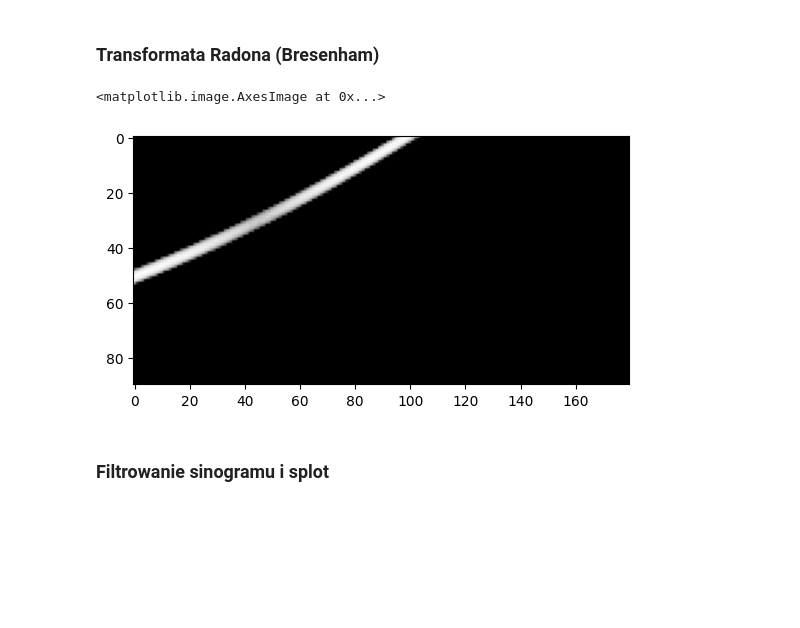
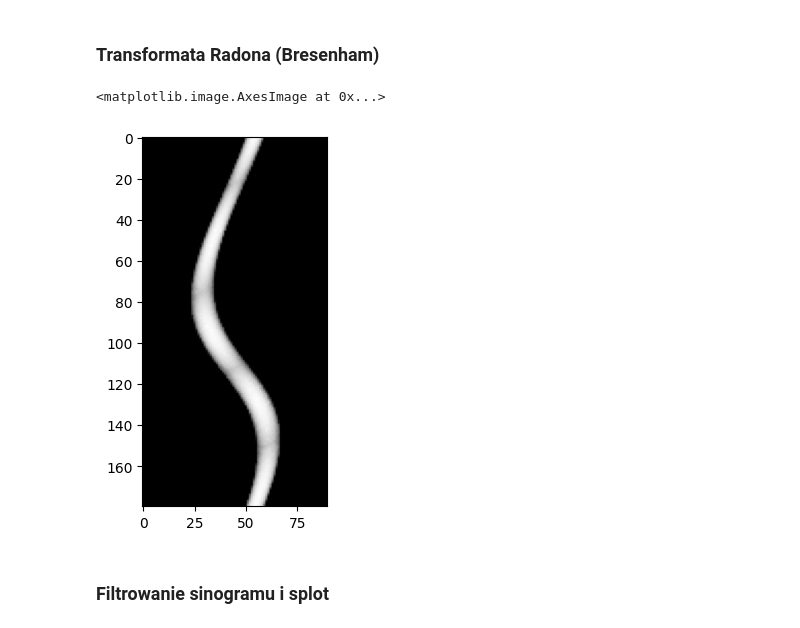
Before and after one commit to viatrix17/Symulacja-Tomografu, a Jupyter notebook: symulacja_tomografu.ipynb, the cells around one changed output. Drawn from its saved outputs; the diff is of its cells as text; code cells hidden in the pictures; blank space fills up the shorter version.

```diff
--- a/symulacja_tomografu.ipynb
+++ b/symulacja_tomografu.ipynb
@@ -66,10 +66,14 @@ img
 [figure]
 # %% [markdown]
 ### Transformata Radona (Bresenham)
+# %%
+RECEPTOR_STEP=1
+ANGLE=45
 # %%
 #import sys
 #!{sys.executable} -m pip install -U scikit-image
 #odkomentuj jeśli nie działa
+
 import numpy as np
 import math
 from skimage.data import shepp_logan_phantom
@@ -83,62 +87,57 @@ def custom_radon(img,krok):
     centerY = m2/2
     r = math.sqrt(centerX**2+centerY**2)
     sinogram = []
-    startX = centerX - r
-    startY = centerY
+    #startX = centerX - r
+    #startY = centerY
 
     emiter_pointX = []
     emiter_pointY = []
 
-    receptor_pointX = []
-    receptor_pointY = []
 
-    sinusy = []
-    cosinusy = []
+    angles_list = []
 
-    for alfa in range(90,270,krok):
-        sinus = math.sin(alfa/180*math.pi)
-        cosinus = math.cos(alfa/180*math.pi)
-        emiter_pointX.append(centerX - r * cosinus)
-        emiter_pointY.append(centerY - r * sinus)
+    for alfa in range(0,360,krok):
+        rad = math.radians(alfa)
+        angles_list.append(alfa)
+        emiter_pointX.append(centerX - r * math.cos(rad))
+        emiter_pointY.append(centerY - r * math.sin(rad))
 
 
     for i in range(len(emiter_pointX)):
         line = []
-        krok_receptor=1
-        scan = []
-        for k in range(-90,90,krok_receptor):
-            sinus=math.sin(k/180*math.pi)
-            cosinus = math.cos(k/180*math.pi)
-            X,Y=line_nd((emiter_pointX[i],emiter_pointY[i]),(emiter_pointX[i] + 2*r * sinus,emiter_pointY[i] + 2*r*cosinus))
+        current_alpha = angles_list[i]
+        for k in range(-ANGLE,ANGLE,RECEPTOR_STEP):
+            angle_rad = math.radians(current_alpha + k)
+            X,Y=line_nd((emiter_pointX[i],emiter_pointY[i]),(emiter_pointX[i] + 2*r * math.cos(angle_rad), emiter_pointY[i] + 2*r*math.sin(angle_rad)))
             #print(len(X),len(Y))
             maxX = img.shape[0]
             maxY = img.shape[1]
             suma=0
             for j in range(len(X)):
                 if X[j]<maxX and Y[j]<maxY and X[j]>=0 and Y[j] >=0:
                     suma+=img[X[j]][Y[j]]/256
             line.append(suma*256)
         sinogram.append(line)
         line = []
     maxlen = 0
     for i in range(len(sinogram)):
         if len(sinogram[i])>maxlen:
             maxlen=len(sinogram[i])
     for i in range(len(sinogram)):
         while len(sinogram[i])<maxlen:
             sinogram[i].append(0)
     sinogram = np.array(sinogram)
     return sinogram
 
 
 image = np.array(img)
 #print(radon(image, theta=np.linspace(0,180,max(image.shape), endpoint=False))[0])
 sinogram = custom_radon(image,krok=2)
 
 plt.imshow(sinogram,cmap=plt.cm.Greys_r)
 # %% [output]
 <matplotlib.image.AxesImage at 0x...>
-[figure, old version]
+[figure, new version]
 # %% [markdown]
 ### Filtrowanie sinogramu i splot
 # %% [markdown]
```
Also changed, not shown: parts of 1 cell of this notebook.
